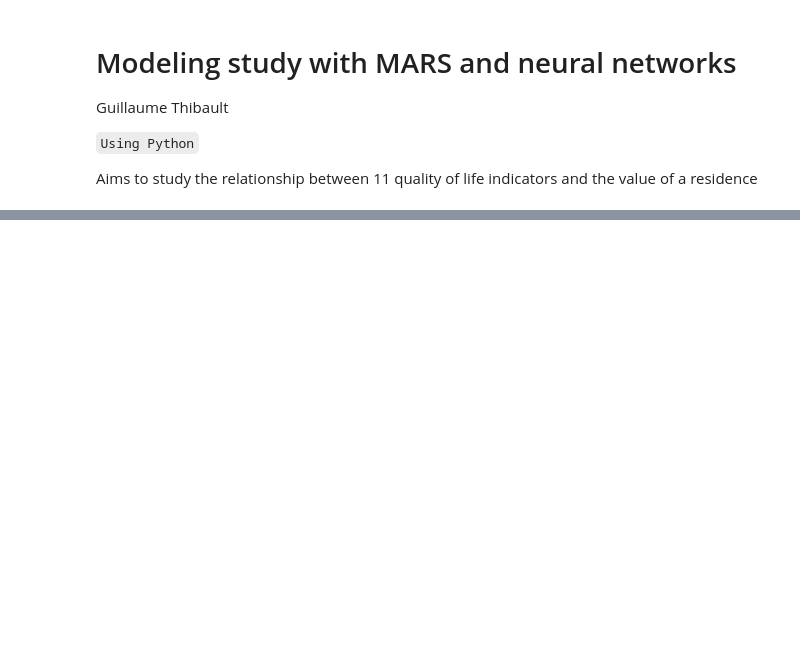
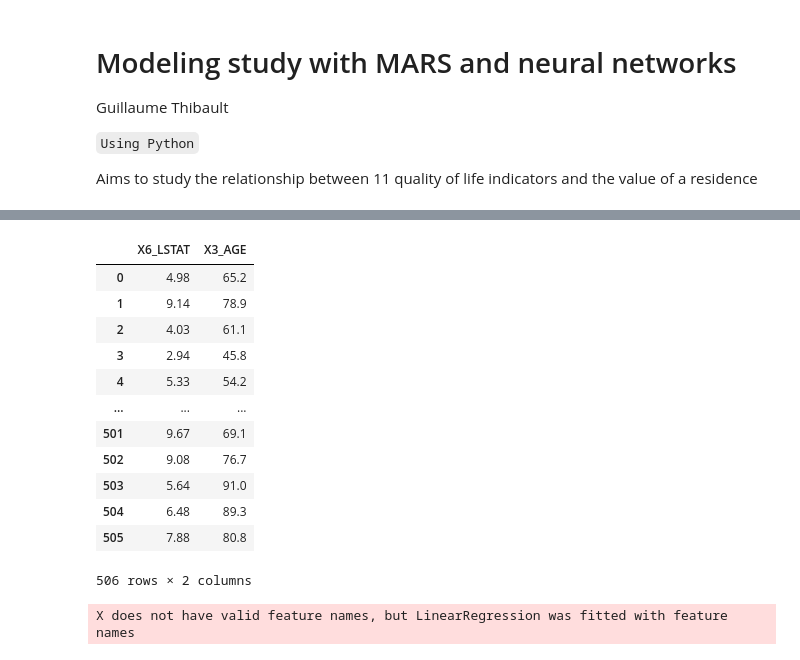
Before and after one commit to LatentDream/statistics, a Jupyter notebook: boston-housing/analysis.ipynb, the cells around one changed output, grey strips where cells are left out. Drawn from its saved outputs; the diff is of its cells as text; code cells hidden in the pictures; blank space fills up the shorter version.

Commit message:
Adding first exploration of MARS regression

```diff
--- a/boston-housing/analysis.ipynb
+++ b/boston-housing/analysis.ipynb
@@ -108,0 +206,27 @@ view raw
+# %%
+
+# ----- Select variables that we want to use in a model -----
+# Note, X in this case is already a 2D array, hence no reshape
+X=df[['X6_LSTAT','X3_AGE']]
+y=df['Y_MV'].values
+
+# ----- Define and fit the two models -----
+model1 = LinearRegression()
+model2 = Earth()
+
+LR = model1.fit(X, y)
+MARS = model2.fit(X, y)
+
+# ----- Print model summary -----
+# LR
+print("Simple Linear Regression Model")
+print("--------------------------------------")
+print("Intercept: ", LR.intercept_)
+print("Slope: ", LR.coef_)
+
+print("")
+
+print("")
+
+# MARS
+print(MARS.summary())
@@ -108,0 +251,48 @@ view raw
+# %%
+X
+# %% [output]
+|  | X6_LSTAT | X3_AGE |
+| 0 | 4.98 | 65.2 |
+| 1 | 9.14 | 78.9 |
+| 2 | 4.03 | 61.1 |
+| 3 | 2.94 | 45.8 |
+| 4 | 5.33 | 54.2 |
+| ... | ... | ... |
+| 501 | 9.67 | 69.1 |
+| 502 | 9.08 | 76.7 |
+| 503 | 5.64 | 91.0 |
+| 504 | 6.48 | 89.3 |
+| 505 | 7.88 | 80.8 |
+506 rows × 2 columns
+# %%
+
+# Increments between points in a meshgrid
+mesh_size = 10
+
+# Identify min and max values for input variables
+x_min, x_max = X['X6_LSTAT'].min(), X['X6_LSTAT'].max()
+y_min, y_max = X['X3_AGE'].min(), X['X3_AGE'].max()
+
+# Return evenly spaced values based on a range between min and max
+xrange = np.arange(x_min, x_max, mesh_size)
+yrange = np.arange(y_min, y_max, mesh_size)
+
+# Create a meshgrid
+xx, yy = np.meshgrid(xrange, yrange)
+
+# Predict using LR model
+pred_LR = model1.predict(np.c_[xx.ravel(), yy.ravel()])
+pred_LR = pred_LR.reshape(xx.shape)
+
+# Predict using MARS model
+pred_MARS = model2.predict(np.c_[xx.ravel(), yy.ravel()])
+pred_MARS = pred_MARS.reshape(xx.shape)
+
+# Note, .ravel() flattens the array to a 1D array,
+# then np.c_ takes elements from flattened xx and yy arrays and puts them together,
+# this creates the right shape required for model input
+
+# prediction array that is created by the model output is a 1D array,
+# we need to reshape it to be the same shape as xx or yy to be able to display it on a graph
+# %% [output]
+X does not have valid feature names, but LinearRegression was fitted with feature names
```
Also changed, not shown: parts of 23 cells of this notebook.
